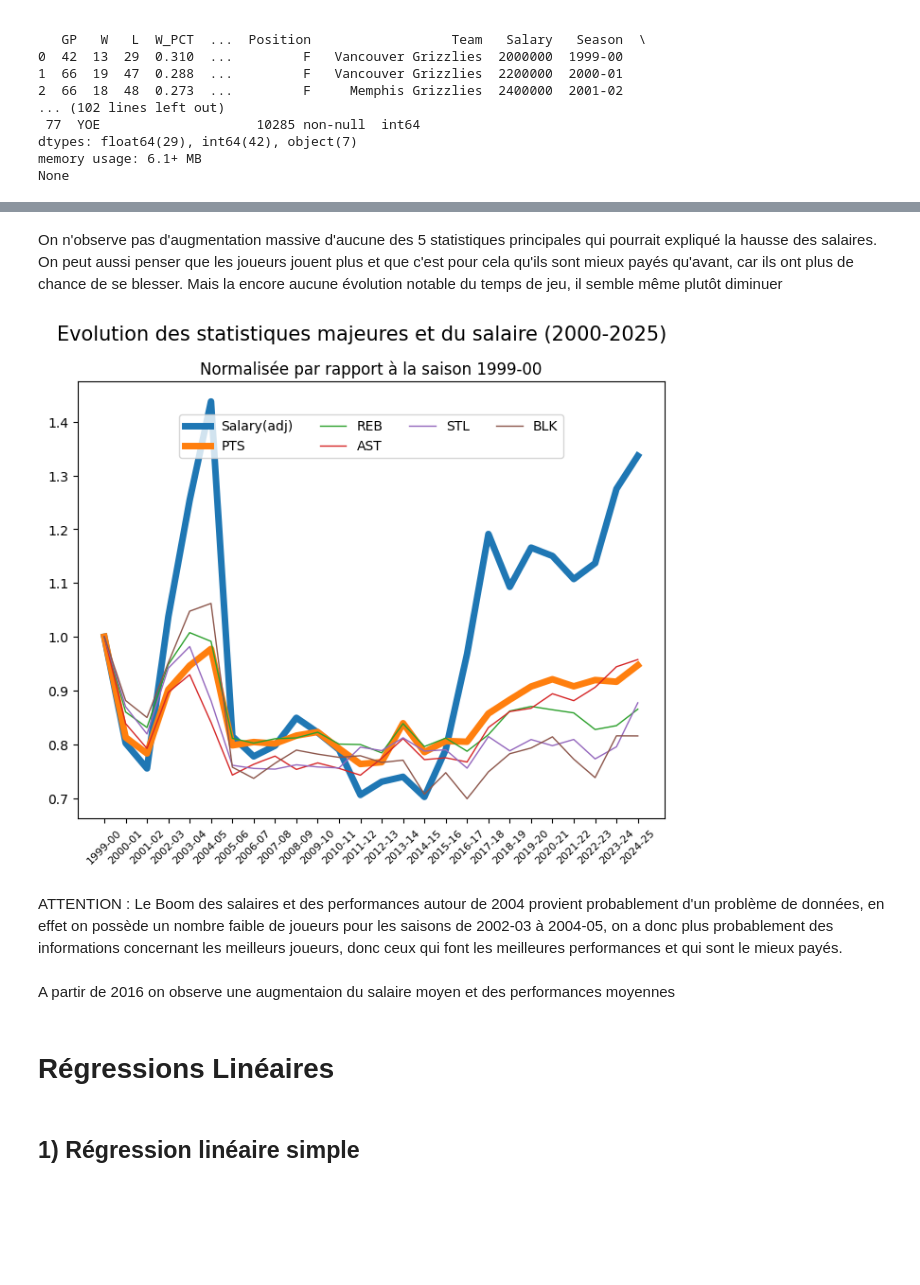
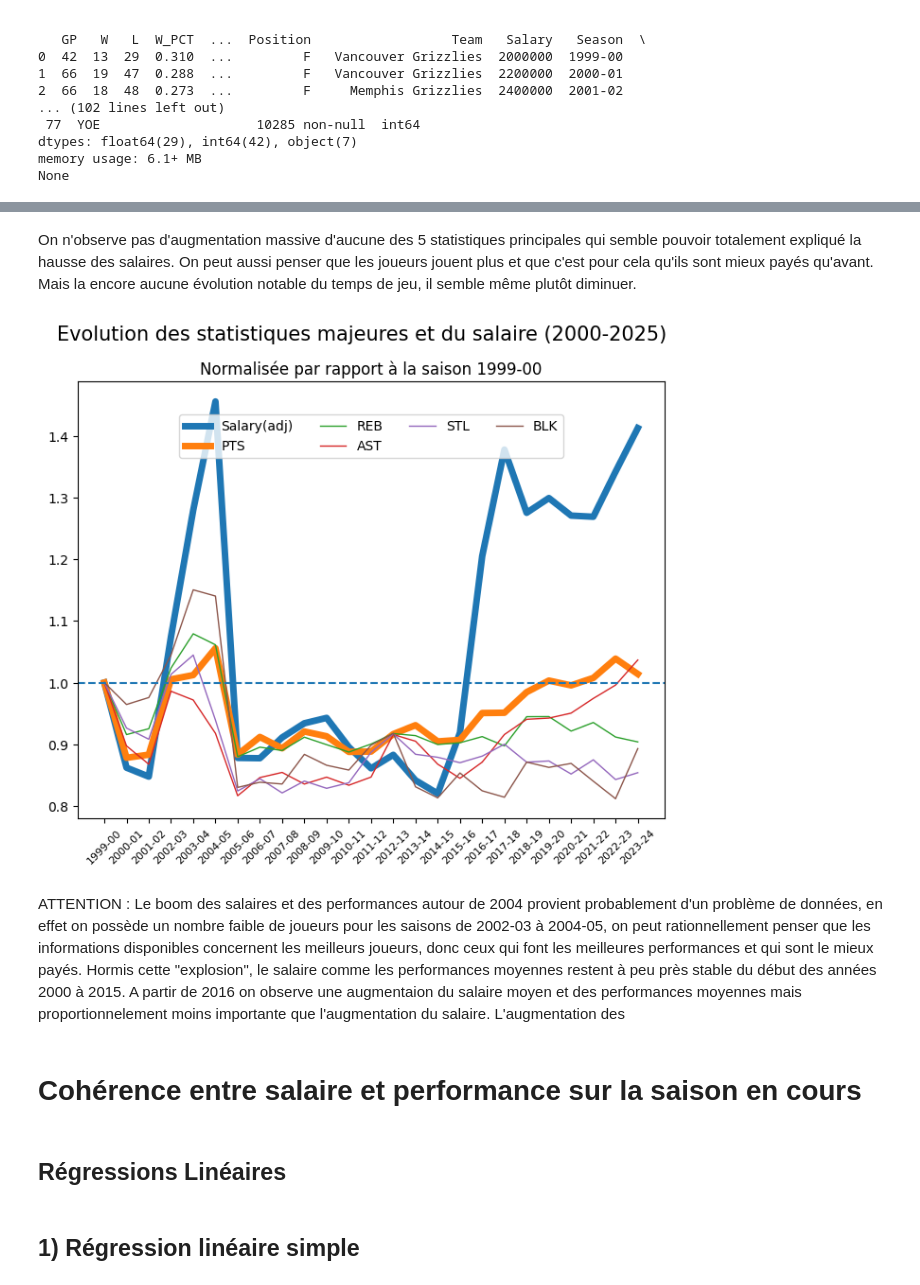
Before and after one commit to ElliotLunati/NBA_stats, a Jupyter notebook: code_gianni.ipynb, the cells around one changed output, grey strips where cells are left out. Drawn from its saved outputs; the diff is of its cells as text; code cells hidden in the pictures; blank space fills up the shorter version.

```diff
--- a/code_gianni.ipynb
+++ b/code_gianni.ipynb
@@ -221,3 +221,25 @@ print(df.info())
 dtypes: float64(29), int64(42), object(7)
 memory usage: 6.1+ MB
 None
+# %%
+# On regarde le nombre de personnes par tranche de salaire ajusté (ajusté à l'inflation)
+
+# Créer des tranches de salaire personnalisées
+salary_brackets = [0, 600000, 1000000, 5000000, 10000000, 15000000, 20000000, 25000000, 30000000, 35000000, 40000000, 45000000, 50000000, float('inf')]
+salary_bracket_labels = ['<600K', '600K-1M', '1M-5M', '5M-10M', '10M-15M', '15M-20M', '20M-25M', '25M-30M', '30M-35M', '35M-40M', '40M-45M', '45M-50M', '>50M']
+
+# Catégoriser les salaires ajustés
+df['salary_bracket'] = pd.cut(df['adjusted_salary'], bins=salary_brackets, labels=salary_bracket_labels, include_lowest=True)
+
+# Compter le nombre de personnes par tranche
+salary_distribution = df['salary_bracket'].value_counts().sort_index()
+
+print("\nNombre de personnes par tranche de salaire:")
+print("="*50)
+for bracket, count in salary_distribution.items():
+    print(f"{bracket:>10}: {count:>5} personnes ({count/len(df)*100:>5.1f}%)")
+print("="*50)
+print(f"{'Total':>10}: {len(df):>5} personnes")
+
+# Supprimer la colonne salary_bracket du dataframe original
+df = df.drop(columns=['salary_bracket'])
@@ -223,0 +266,6 @@ None
+# %%
+# Supprimer les lignes où next_adjusted_salary < 600000
+print(f"Dataset avant filtrage: {len(df)} lignes")
+df = df[df['Salary'] >= 300000]
+df = df[df['next_adjusted_salary'] >= 600000]
+print(f"Dataset après filtrage sur les salaires): {len(df)} lignes")
@@ -345,6 +384,5 @@ plt.show()
 # %% [markdown]
-On n'observe pas d'augmentation massive d'aucune des 5 statistiques principales qui pourrait expliqué la hausse des salaires.
-On peut aussi penser que les joueurs jouent plus et que c'est pour cela qu'ils sont mieux payés qu'avant, car ils ont plus de chance de se blesser. Mais la encore aucune évolution notable du temps de jeu, il semble même plutôt diminuer
+On n'observe pas d'augmentation massive d'aucune des 5 statistiques principales qui semble pouvoir totalement expliqué la hausse des salaires. On peut aussi penser que les joueurs jouent plus et que c'est pour cela qu'ils sont mieux payés qu'avant. Mais la encore aucune évolution notable du temps de jeu, il semble même plutôt diminuer.
 # %%
 def stat_norm(stat_name):
     #Moyenne normalisé par rapport à la moyenne en 1999-00
@@ -354,29 +392,32 @@ def stat_norm(stat_name):
 # %%
 plt.figure(figsize=(8, 6))
 plt.suptitle('Evolution des statistiques majeures et du salaire (2000-2025)', fontsize=15)
 labels = []
 labels.extend(['Salary(adj)', 'PTS', 'REB', 'AST', 'STL', 'BLK'])
 
 plt.plot(stat_norm('adjusted_salary'),linewidth = 5, label= 'Salary')
 plt.plot(stat_norm('PTS'),linewidth = 5, label= 'PTS')
 
 plt.plot(stat_norm('REB'),linewidth = 1, label= 'REB')
 plt.plot(stat_norm('AST'),linewidth = 1, label= 'AST')
 plt.plot(stat_norm('STL'),linewidth = 1, label= 'STL')
 plt.plot(stat_norm('BLK'),linewidth = 1, label= 'BLK')
+plt.axhline(y=1,linestyle = '--')
 
 plt.title("Normalisée par rapport à la saison 1999-00")
 plt.legend(labels, loc='upper center', bbox_to_anchor=(0.5, 0.94), ncol=4)
 plt.tick_params(axis='x', rotation=45, labelsize='8')
 plt.show()
 # %% [output]
-[figure, old version]
+[figure, new version]
 # %% [markdown]
-ATTENTION : Le Boom des salaires et des performances autour de 2004 provient probablement d'un problème de données, en effet on possède un nombre faible de joueurs pour les saisons de 2002-03 à 2004-05, on a donc plus probablement des informations concernant les meilleurs joueurs, donc ceux qui font les meilleures performances et qui sont le mieux payés.
+ATTENTION : Le boom des salaires et des performances autour de 2004 provient probablement d'un problème de données, en effet on possède un nombre faible de joueurs pour les saisons de 2002-03 à 2004-05, on peut rationnellement penser que les informations disponibles concernent les meilleurs joueurs, donc ceux qui font les meilleures performances et qui sont le mieux payés.
+Hormis cette "explosion", le salaire comme les performances moyennes restent à peu près stable du début des années 2000 à 2015.
+A partir de 2016 on observe une augmentaion du salaire moyen et des performances moyennes mais proportionnelement moins importante que l'augmentation du salaire. L'augmentation des
-# %% [markdown]
-A partir de 2016 on observe une augmentaion du salaire moyen et des performances moyennes
+# %% [markdown]
+# Cohérence entre salaire et performance sur la saison en cours
 # %% [markdown]
-# Régressions Linéaires
+## Régressions Linéaires
 # %% [markdown]
 ## 1) Régression linéaire simple
 # %%
```
Also changed, not shown: parts of 26 cells of this notebook.
